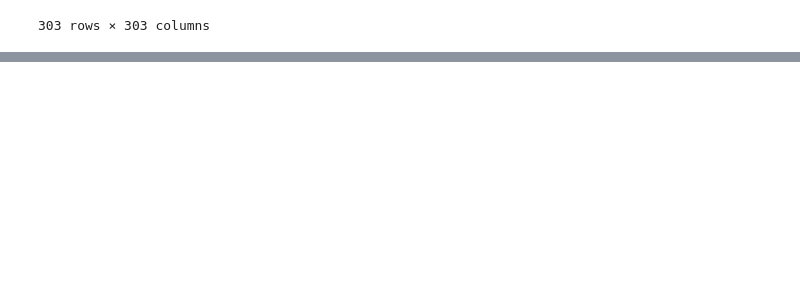
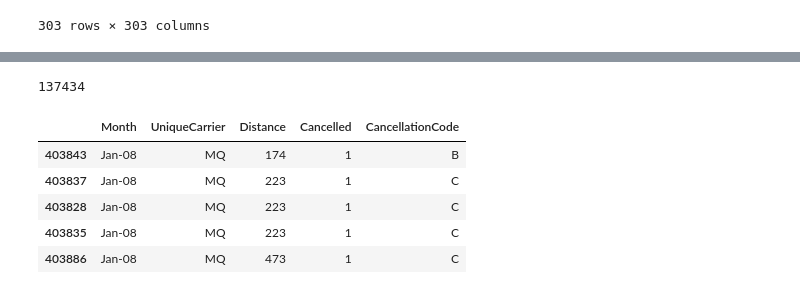
Before and after one commit to ruimaranhao/DataAnalystNanodegree, a Jupyter notebook: P6/processdata.ipynb, the cells around one changed output, grey strips where cells are left out. Saved outputs shown, nothing was run; the diff lists cells and outputs as text; code cells hidden in the pictures; blank space fills up the shorter version.

```diff
--- a/P6/processdata.ipynb
+++ b/P6/processdata.ipynb
@@ -269,0 +268,12 @@ with open("matrix.json", "w") as fout:
+# %%
+c = df[df.Cancelled == 1][['Month','UniqueCarrier', 'Distance', 'Cancelled', 'CancellationCode']]
+print len(c)
+c.head()
+# %% [output]
+137434
+|  | Month | UniqueCarrier | Distance | Cancelled | CancellationCode |
+| 403843 | Jan-08 | MQ | 174 | 1 | B |
+| 403837 | Jan-08 | MQ | 223 | 1 | C |
+| 403828 | Jan-08 | MQ | 223 | 1 | C |
+| 403835 | Jan-08 | MQ | 223 | 1 | C |
+| 403886 | Jan-08 | MQ | 473 | 1 | C |
```
Also changed, not shown: parts of 11 cells of this notebook, 2 other files.
